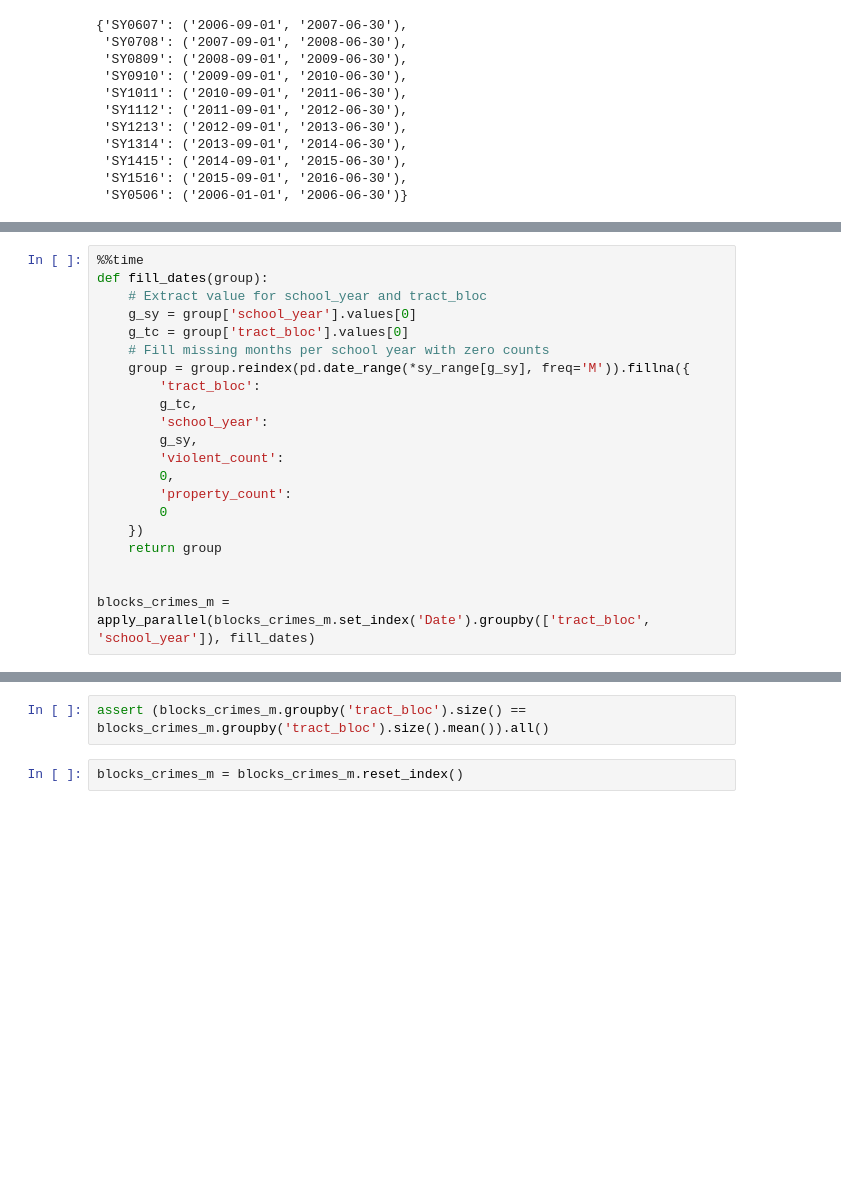
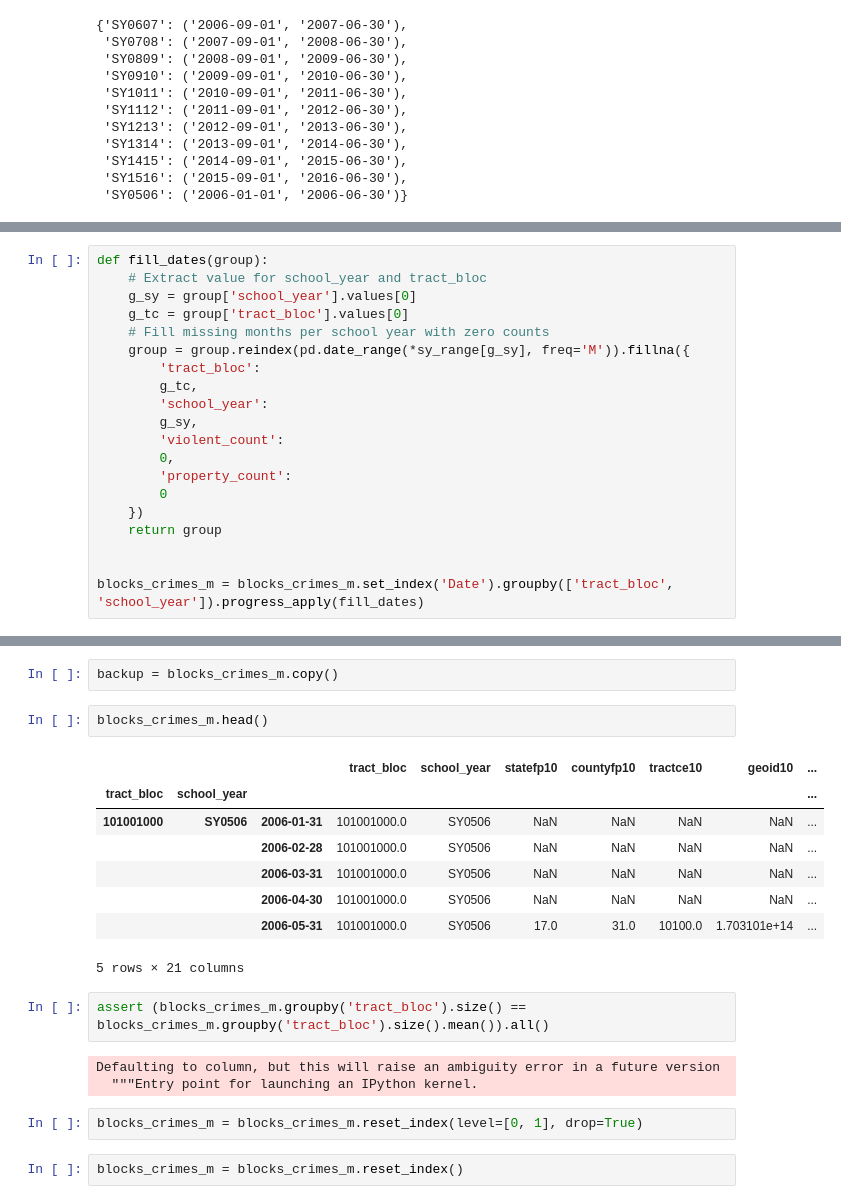
Before and after one commit to binste/chicago_safepassage_evaluation, a Jupyter notebook: notebooks/4_combine_for_analysis/0.0-binste-create-estimation-dataset.ipynb, the cells around one changed output, grey strips where cells are left out. Saved outputs shown, nothing was run; the diff lists cells and outputs as text; blank space fills up the shorter version.

Commit message:
Reverted parallelizing as it needs to much RAM

```diff
--- a/notebooks/4_combine_for_analysis/0.0-binste-create-estimation-dataset.ipynb
+++ b/notebooks/4_combine_for_analysis/0.0-binste-create-estimation-dataset.ipynb
@@ -836,5 +826,4 @@ The following cell might take up to an hour, depending on your hardware.
 # %%
-%%time
 def fill_dates(group):
     # Extract value for school_year and tract_bloc
     g_sy = group['school_year'].values[0]
@@ -853,4 +842,4 @@ def fill_dates(group):
     return group
 
 
-blocks_crimes_m = apply_parallel(blocks_crimes_m.set_index('Date').groupby(['tract_bloc', 'school_year']), fill_dates)
+blocks_crimes_m = blocks_crimes_m.set_index('Date').groupby(['tract_bloc', 'school_year']).progress_apply(fill_dates)
@@ -860,5 +846,23 @@ Wall time: 35min 22s
+# %%
+backup = blocks_crimes_m.copy()
+# %%
+blocks_crimes_m.head()
+# %% [output]
+|  |  |  | tract_bloc | school_year | statefp10 | countyfp10 | tractce10 | geoid10 | ... |
+| tract_bloc | school_year |  |  |  |  |  |  |  | ... |
+| 101001000 | SY0506 | 2006-01-31 | 101001000.0 | SY0506 | NaN | NaN | NaN | NaN | ... |
+|  |  | 2006-02-28 | 101001000.0 | SY0506 | NaN | NaN | NaN | NaN | ... |
+|  |  | 2006-03-31 | 101001000.0 | SY0506 | NaN | NaN | NaN | NaN | ... |
+|  |  | 2006-04-30 | 101001000.0 | SY0506 | NaN | NaN | NaN | NaN | ... |
+|  |  | 2006-05-31 | 101001000.0 | SY0506 | 17.0 | 31.0 | 10100.0 | 1.703101e+14 | ... |
+5 rows × 21 columns
 # %%
 assert (blocks_crimes_m.groupby('tract_bloc').size() == blocks_crimes_m.groupby('tract_bloc').size().mean()).all()
+# %% [output]
+Defaulting to column, but this will raise an ambiguity error in a future version
+  """Entry point for launching an IPython kernel.
+# %%
+blocks_crimes_m = blocks_crimes_m.reset_index(level=[0, 1], drop=True)
 # %%
 blocks_crimes_m = blocks_crimes_m.reset_index()
 # %%
```
Also changed, not shown: parts of 4 cells of this notebook.
